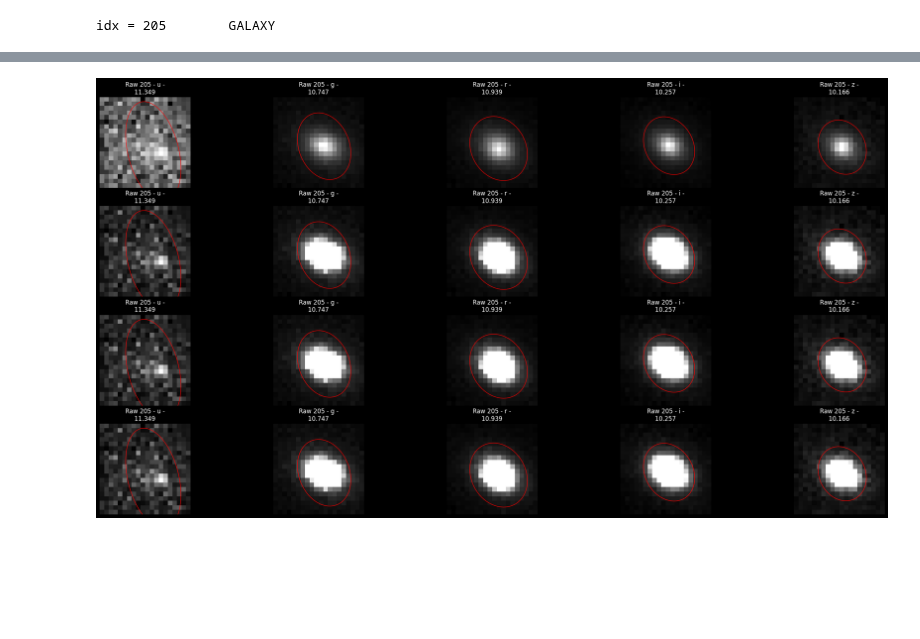
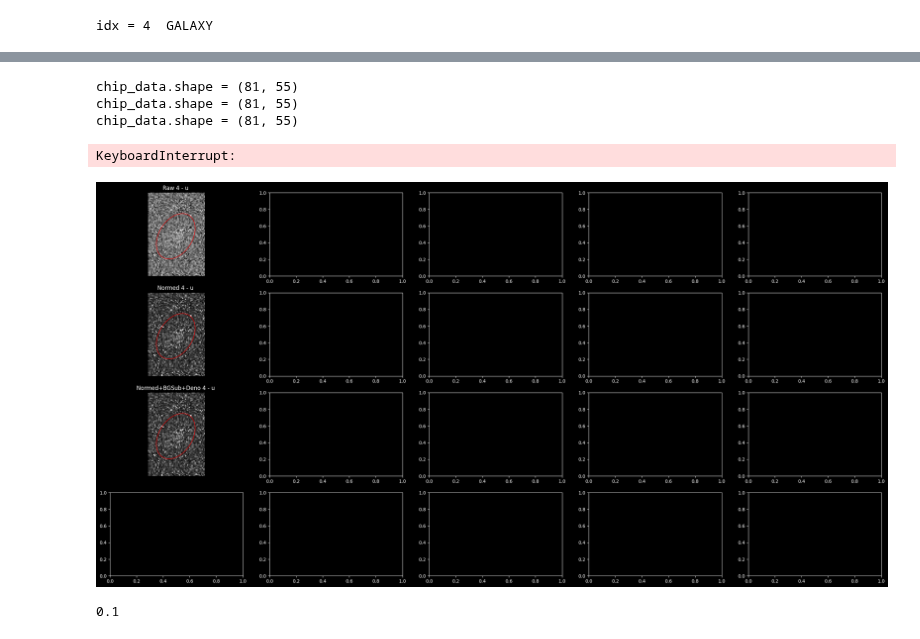
Before and after one commit to dmcdonald94/Stellar-Classification, a Jupyter notebook: SDSS_Images.ipynb, the cells around one changed output, grey strips where cells are left out. Cells and saved outputs as stored; diff of their text form; code cells hidden in the pictures; blank space fills up the shorter version.

```diff
--- a/SDSS_Images.ipynb
+++ b/SDSS_Images.ipynb
@@ -19,0 +26,11 @@ from photutils.centroids import centroid_sources
+# %%
+# verify none of teh cihps are equal
+print("starting...")
+
+data_dir = Path("./chips")
+contents_glob = data_dir.glob("**/*.jpeg")
+contents = [np.asarray(Image.open(content)) for content in contents_glob]
+data_dir = Path("./chips2")
+contents_glob = data_dir.glob("**/*.jpeg")
+contents_names = [fi.name for fi in contents_glob]
+print(f"Length of contents = {len(contents)}")
@@ -67,9 +145,11 @@ fig.set_size_inches(30,15)
 
 idx = np.random.randint(0,100_000)
 
-# idx = 1
+idx = 4
 # idx = 68181
-
+# idx = 85129
+# idx = 44570
+# idx =16474
 object = df.iloc[idx]
 print(f"idx = {idx}\t {object['class']}")
 run_id = object['run_ID']
@@ -99,11 +179,11 @@ for idx, (img, band) in enumerate(zip(img_data_buffer,bands)):
     wcs = WCS(header)
     obj_pix_x, obj_pix_y = wcs.world_to_pixel(c)
 
-    chip_size = 10
+    chip_size = 50
     slice_y_0, slice_y_1 = int(obj_pix_y-chip_size), int(obj_pix_y+chip_size)
     slice_x_0, slice_x_1 = int(obj_pix_x-chip_size), int(obj_pix_x+chip_size)
-    # slice_y_0, slice_y_1 = 0, -1
-    # slice_x_0, slice_x_1 = 0, -1
+    # slice_y_0, slice_y_1 = 10, -10
+    # slice_x_0, slice_x_1 = 10, -10
 
 
     img_data = img[0][0].data.copy()
@@ -115,9 +195,10 @@ for idx, (img, band) in enumerate(zip(img_data_buffer,bands)):
 
 
     # plotting
-    ax[0,idx].imshow(chip_data, cmap='gray')
+    ax[0,idx], chip_data, ellipse = fit_2d_gaussian(chip_data, object, band, ax[0, idx])
+    ax[0,idx].imshow(chip_data, cmap='gray', zorder = 1)
     ax[0,idx].axis('off')
-    ax[0,idx] = fit_2d_gaussian(chip_data, object, band, ax[0, idx])
+    ax[0,idx].set_title(f"Raw {object.name} - {band} ")
 
 
 
@@ -134,9 +215,10 @@ for idx, (img, band) in enumerate(zip(img_data_buffer,bands)):
     norm = ImageNormalize(vmin=vmin, vmax=vmax, stretch=SinhStretch())
 
     # plotting
-    ax[1,idx].imshow(chip_data, cmap='gray', norm=norm)
+    ax[1,idx], chip_data, ellipse = fit_2d_gaussian(chip_data, object, band, ax[1, idx])
+    ax[1,idx].imshow(chip_data, cmap='gray', norm=norm, zorder=1)
     ax[1,idx].axis('off')
-    ax[1,idx] = fit_2d_gaussian(chip_data, object, band, ax[1, idx])
+    ax[1,idx].set_title(f"Normed {object.name} - {band} ")
 
 
 
@@ -153,9 +235,10 @@ for idx, (img, band) in enumerate(zip(img_data_buffer,bands)):
     norm = ImageNormalize(vmin=vmin, vmax=vmax, stretch=SinhStretch())
 
     # plotting
-    ax[2,idx].imshow(chip_data, cmap='gray', norm=norm)
+    ax[2,idx], chip_data, ellipse = fit_2d_gaussian(chip_data, object, band, ax[2, idx])
+    ax[2,idx].imshow(chip_data, cmap='gray', norm=norm, zorder=1)
     ax[2,idx].axis('off')
-    ax[2,idx] = fit_2d_gaussian(chip_data, object, band, ax[2, idx])
+    ax[2,idx].set_title(f"Normed+BGSub+Deno {object.name} - {band} ")
 
 
 
@@ -175,10 +258,11 @@ for idx, (img, band) in enumerate(zip(img_data_buffer,bands)):
     norm = ImageNormalize(vmin=vmin, vmax=vmax, stretch=SinhStretch())
 
     # plotting
-    ax[3,idx].imshow(chip_data, cmap='gray', norm=norm)
+    ax[3, idx], chip_data, ellipse = fit_2d_gaussian(chip_data, object, band, ax[3, idx])
+    ax[3,idx].imshow(chip_data, cmap='gray', norm=norm, zorder=1)
     ax[3,idx].axis('off')
-    ax[3, idx] = fit_2d_gaussian(chip_data, object, band, ax[3, idx])
+    ax[3,idx].set_title(f"Normed+BGSub+Deno(sigma) {object.name} - {band} ")
 # %% [output]
-idx = 205        GALAXY
+idx = 4  GALAXY
 WARNING: FITSFixedWarning: RADECSYS= 'ICRS ' / International Celestial Ref. System
 the RADECSYS keyword is deprecated, use RADESYSa. [astropy.wcs.wcs]
@@ -198,2 +270,6 @@ WARNING: FITSFixedWarning: 'datfix' made the change 'Set MJD-OBS to 55119.000000
+chip_data.shape = (81, 55)
+chip_data.shape = (81, 55)
+chip_data.shape = (81, 55)
+KeyboardInterrupt:
-[figure, old version]
+[figure, new version]
 # %%
@@ -200,0 +401,12 @@ WARNING: FITSFixedWarning: 'datfix' made the change 'Set MJD-OBS to 55119.000000
+# %%
+try:
+    data_dir = Path("./chips")
+    contents = data_dir.glob("**/*.jpeg")
+    idxs = list(set([int(content.name.split('-')[0]) for content in contents]))
+    last_idx = idxs[-2]
+except IndexError:
+    last_idx = 0
+
+get_imgs(df, last_idx)
+# %% [output]
+0.1
```
Also changed, not shown: parts of 7 cells of this notebook, 4 other files.
